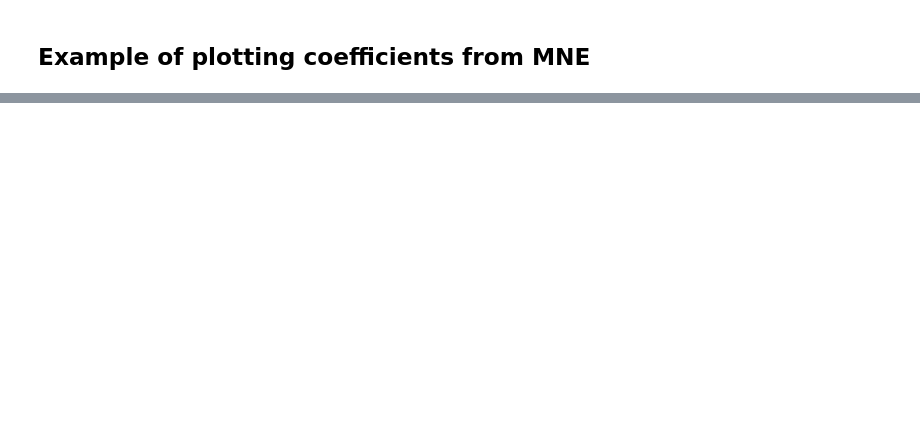
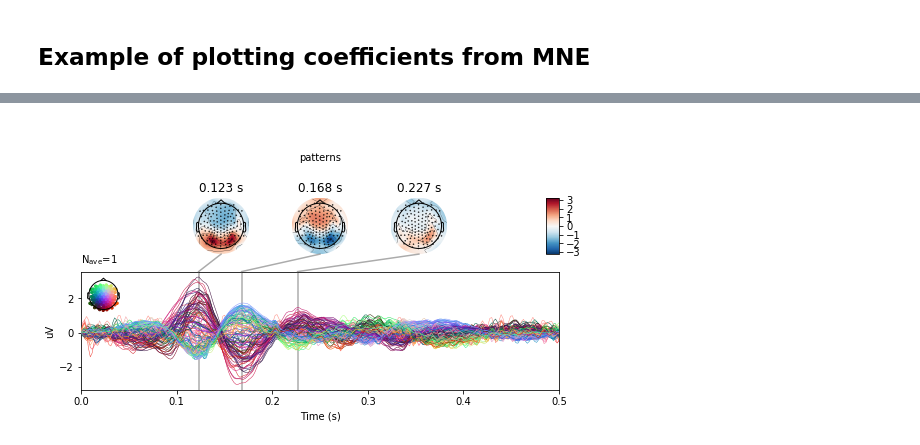
Before and after one commit to edrias/seniorprojecteeg, a Jupyter notebook: Classification/VisualVsAudio.ipynb, the cells around one changed output, grey strips where cells are left out. Cells and saved outputs as stored; diff of their text form; code cells hidden in the pictures; blank space fills up the shorter version.

```diff
--- a/Classification/VisualVsAudio.ipynb
+++ b/Classification/VisualVsAudio.ipynb
@@ -313,3 +318,11 @@ coef = roc_plot_evoked(epoch)
+# %%
+evoked = mne.EvokedArray(coef, epoch.info, tmin=epoch.times[0])
+joint_kwargs = dict(ts_args=dict(time_unit='s'),
+                    topomap_args=dict(time_unit='s'))
+evoked.plot_joint(title='patterns',
+                  **joint_kwargs,);
+# %% [output]
+[figure, added]
 # %%
 # You can retrieve the spatial filters and spatial patterns if you explicitly
 # use a LinearModel
```
Also changed, not shown: parts of 20 cells of this notebook, 1 other file.
